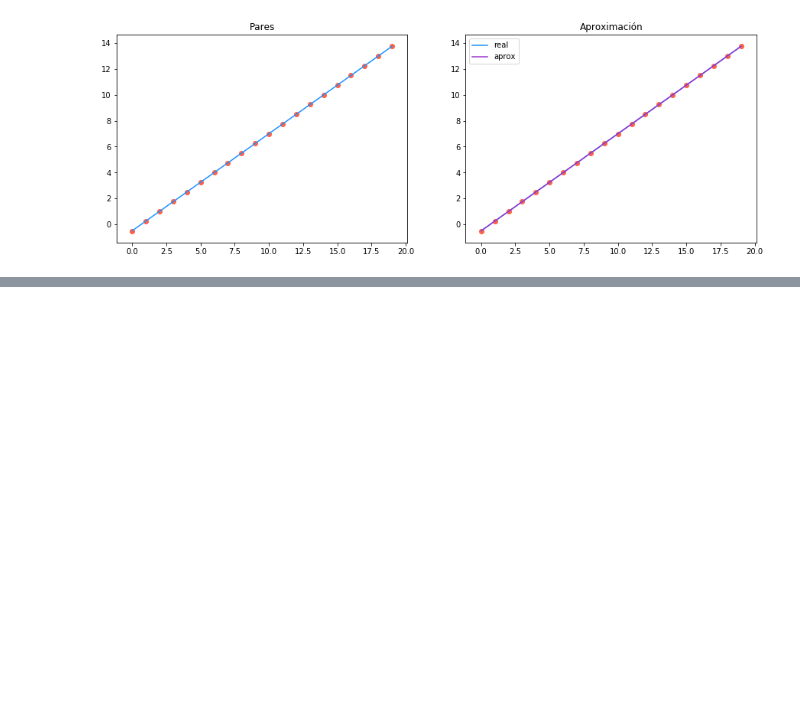
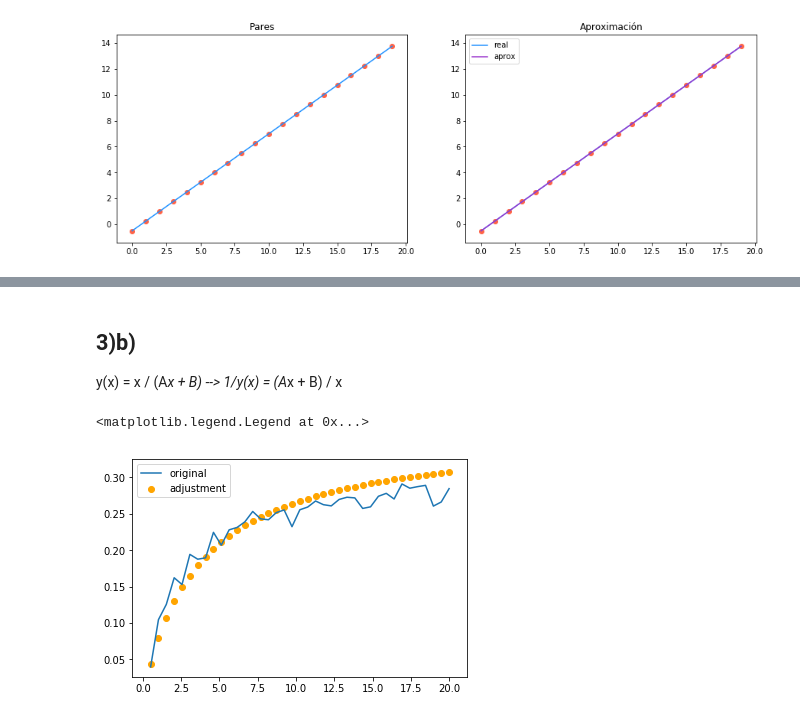
Before and after one commit to alexwicher/Numerico2020, a Jupyter notebook: Lab4/lab4.ipynb, the cells around one changed output, grey strips where cells are left out. Cells and saved outputs as stored; diff of their text form; code cells hidden in the pictures; blank space fills up the shorter version.

```diff
--- a/Lab4/lab4.ipynb
+++ b/Lab4/lab4.ipynb
@@ -75,0 +162,25 @@ unoA()
+# %% [markdown]
+## 3)b)
+y(x) = x / (A*x + B) --> 1/y(x) = (A*x + B) / x
+# %%
+x, y = datos3b
+# remove first value, it`s off.
+x, y = x[1:], y[1:]
+
+y_inv = np.divide(1, y)
+x_inv = np.divide(1, x)
+
+p = np.polyfit(x_inv, y_inv, 1)
+
+# coefs
+B, A = p
+
+# show results
+y_pred = np.divide(x, A*x + B)
+
+plt.plot(x, y, label='original')
+plt.scatter(x, y_pred, label='adjustment', color='orange')
+plt.legend()
+# %% [output]
+<matplotlib.legend.Legend at 0x...>
+[figure, added]
```
Also changed, not shown: parts of 8 cells of this notebook, 1 other file.
